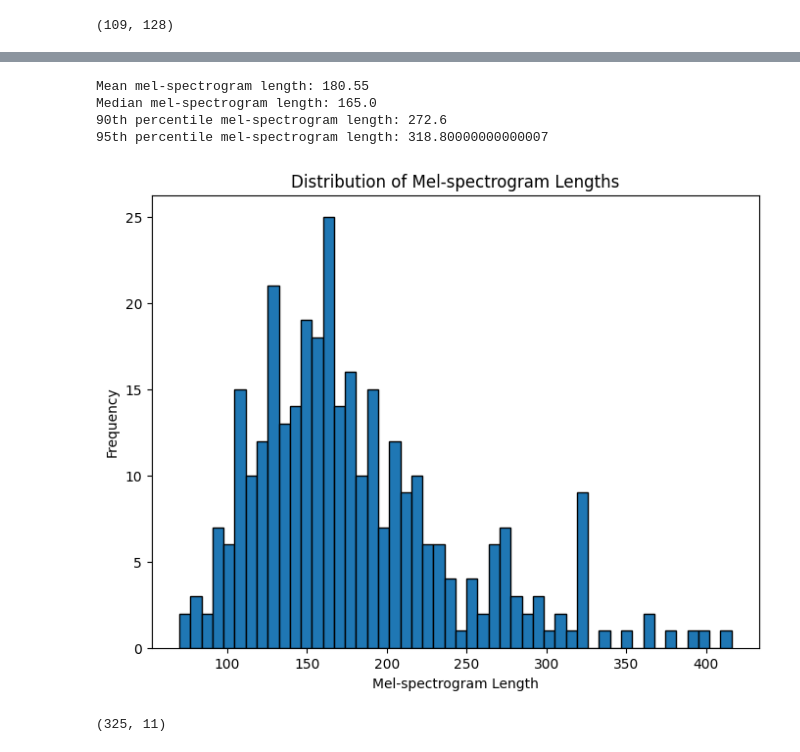
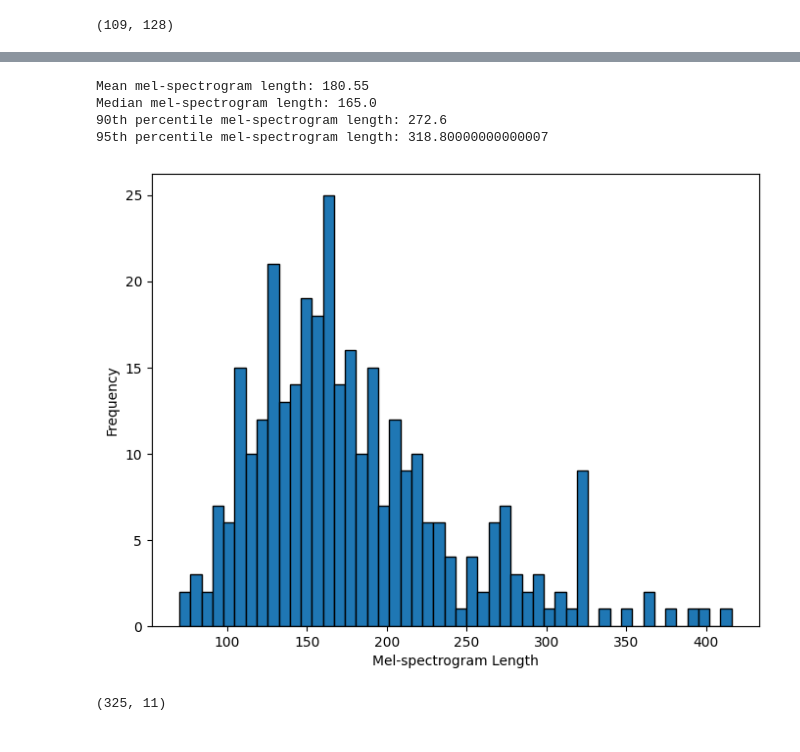
Before and after one commit to Tejaswini-Gsl/neural-networks, a Jupyter notebook: model(domain).ipynb, the cells around one changed output, grey strips where cells are left out. Cells and saved outputs as stored; diff of their text form; code cells hidden in the pictures.

```diff
--- a/model(domain).ipynb
+++ b/model(domain).ipynb
@@ -136,33 +159,33 @@ print(df_total['features'][0].shape)  # Assuming you want to check the shape of
 # %%
 
 features_lengths = []
 for features in df_total['features']:
     features_lengths.append(features.shape[0])
 
 # Calculate statistics
 mean_length = np.mean(features_lengths)
 median_length = np.median(features_lengths)
 percentile_90 = np.percentile(features_lengths, 90)
 percentile_95 = np.percentile(features_lengths, 95)
 
 print(f"Mean mel-spectrogram length: {mean_length:.2f}")
 print(f"Median mel-spectrogram length: {median_length}")
 print(f"90th percentile mel-spectrogram length: {percentile_90}")
 print(f"95th percentile mel-spectrogram length: {percentile_95}")
 
 # Plot a histogram
 plt.figure(figsize=(8, 6))
 plt.hist(features_lengths, bins=50, edgecolor='black')
 plt.xlabel('Mel-spectrogram Length')
 plt.ylabel('Frequency')
-plt.title('Distribution of Mel-spectrogram Lengths')
+# plt.title('Distribution of Mel-spectrogram Lengths')
 plt.show()
 # %% [output]
 Mean mel-spectrogram length: 180.55
 Median mel-spectrogram length: 165.0
 90th percentile mel-spectrogram length: 272.6
 95th percentile mel-spectrogram length: 318.80000000000007
-[figure, old version]
+[figure, new version]
 # %%
 
 # Assuming you have a maximum length for the features
```
Also changed, not shown: parts of 4 cells of this notebook.
